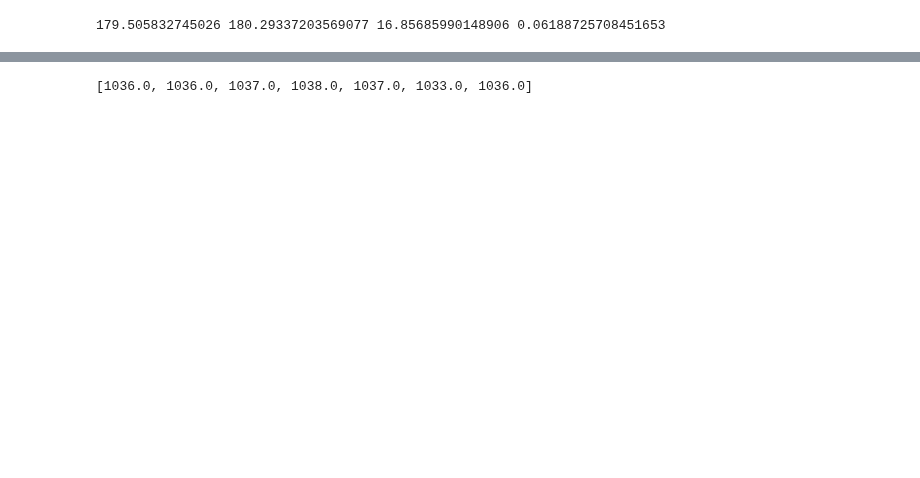
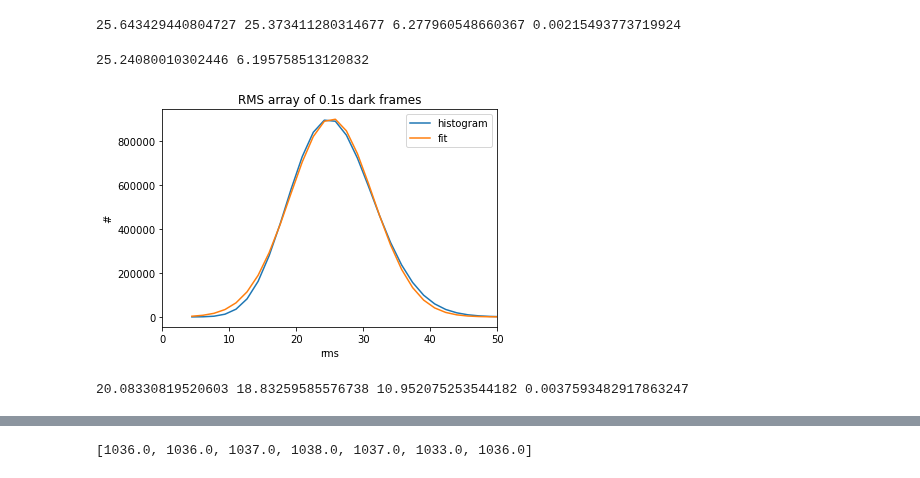
Before and after one commit to richardson-t/richardson-ccdlab-6725, a Jupyter notebook: results.ipynb, the cells around one changed output, grey strips where cells are left out. Cells and saved outputs as stored; diff of their text form; code cells hidden in the pictures; blank space fills up the shorter version.

```diff
--- a/results.ipynb
+++ b/results.ipynb
@@ -9,21 +9,55 @@ from scipy.optimize import curve_fit
 def gaussian(x, *p):
     A, mu, sigma = p
     return A*np.exp(-(x-mu)**2/(2.*sigma**2))
+# %%
+shortreads = glob.glob('read/read_0.1_*')
+datavalues =  np.zeros((len(shortreads),2532,3352))
+i = 0
+for file in shortreads:
+    data = fits.getdata(file)
+    datavalues[i,:,:] = data
+    i+= 1
+median = np.median(datavalues,axis=0)
+std_array = np.std(datavalues,axis=0)
+weight_std = np.std(std_array)/np.sqrt(2532*3352)
+print(np.mean(std_array), np.median(std_array), np.std(std_array), np.std(std_array)/np.sqrt(2532*3352))
+# %% [output]
+25.643429440804727 25.373411280314677 6.277960548660367 0.00215493773719924
+# %%
+plt.figure()
+n,edges = np.histogram(std_array,bins=800)
+centers = (edges[:-1]+edges[1:])/2
+pars, matrix = curve_fit(gaussian,centers,n,(8e5,26,6))
+fit = gaussian(centers,*pars)
+plt.plot(centers,n,label='histogram')
+plt.plot(centers,fit,label='fit')
+plt.legend()
+plt.title('RMS array of 0.1s dark frames')
+plt.xlabel('rms'); plt.ylabel('#')
+plt.xlim(0,50)
+print(pars[1],pars[2])
+#plt.savefig('read/short_fit.png',dpi=300)
+
+#mean,std = norm.fit(rms_array)
+#print(mean,std)
+#x = np.linspace(edges[0],edges[-1],200)
+#y = norm.pdf(x,mean,std)
+#y*= np.max(n)/max(y)
+#plt.plot(x,y)
+# %% [output]
+25.24080010302446 6.195758513120832
+[figure, added]
 # %%
-shortreads = glob.glob('read/read_0.1_*')
-rms_array = np.zeros((2532,3352))
-datavalues =  np.zeros((len(shortreads),2532,3352))
+midreads = glob.glob('read/read_1_*')
+datavalues =  np.zeros((len(midreads),2532,3352))
 i = 0
-for file in shortreads:
-    f = fits.open(file)
-    datavalues[i,:,:] = f[0].data
-    rms_array+= (f[0].data)**2
-    f.close()
+for file in midreads:
+    data = fits.getdata(file)
+    datavalues[i,:,:] = data
     i+= 1
-median = np.median(datavalues,axis=0)
-rms_array = np.sqrt(rms_array/len(shortreads))
-print(np.mean(rms_array), np.median(rms_array), np.sqrt(np.mean(rms_array**2)-np.mean(rms_array)**2), np.sqrt(np.mean(rms_array**2))/np.sqrt(2532*3352))
+std_array = np.std(datavalues,axis=0)
+print(np.mean(std_array), np.median(std_array), np.std(std_array), np.std(std_array)/np.sqrt(2532*3352))
 # %% [output]
-179.505832745026 180.29337203569077 16.85685990148906 0.06188725708451653
+20.08330819520603 18.83259585576738 10.952075253544182 0.0037593482917863247
 # %%
 plt.figure()
```
Also changed, not shown: parts of 11 cells of this notebook.
